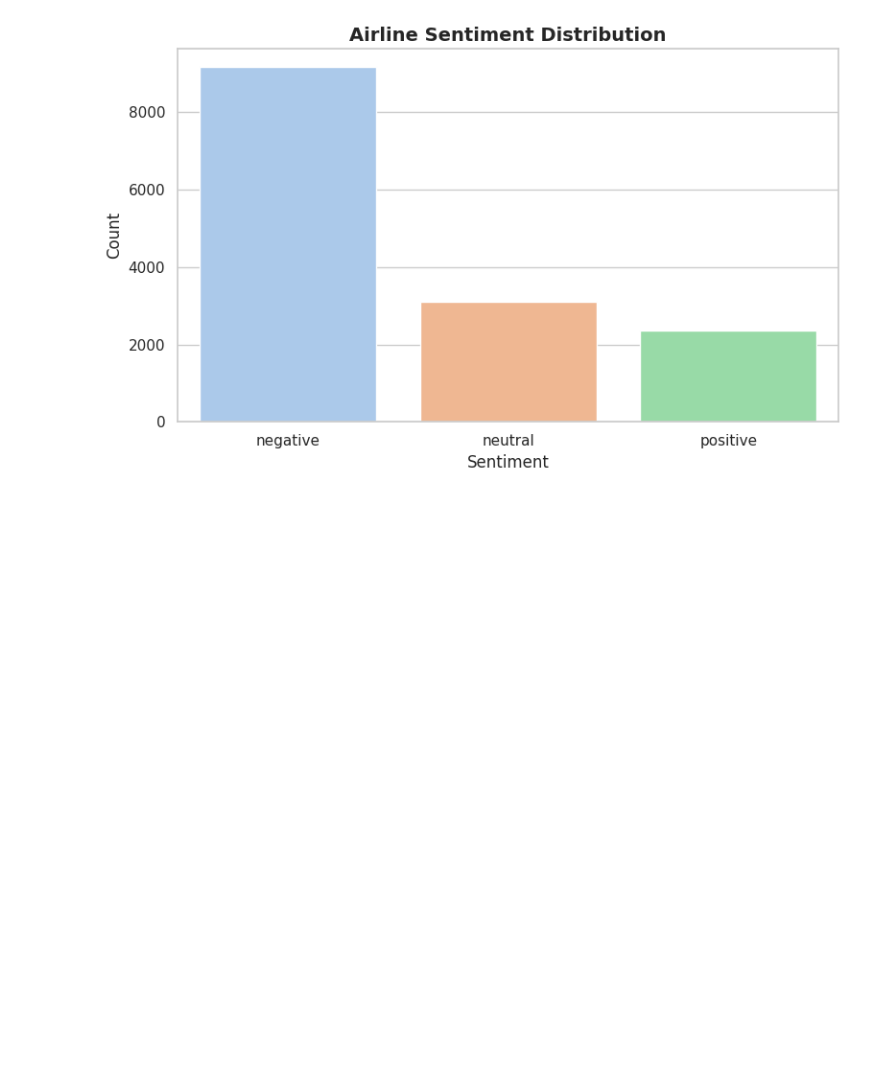
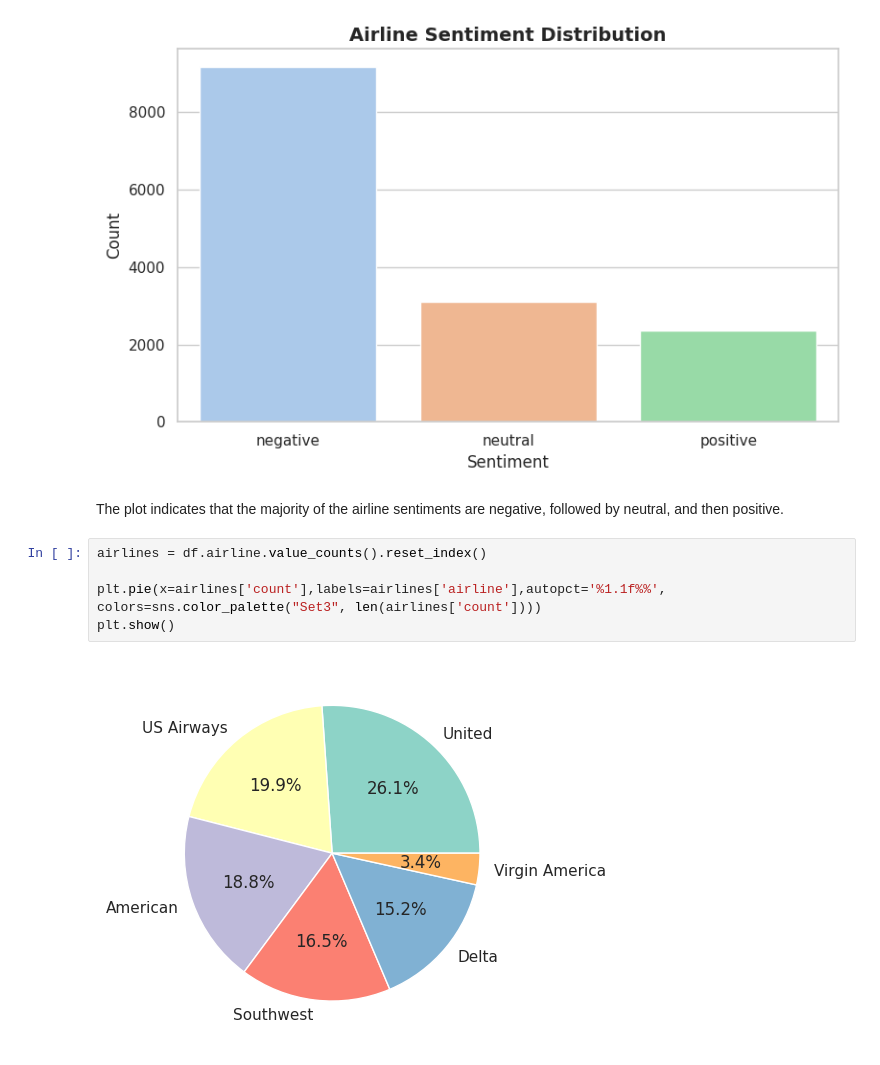
Before and after one commit to shameem11/machine-learning-project-2-, a Jupyter notebook: Airline_Sentiment Analysis.ipynb, the cells around one changed output. Cells and saved outputs as stored; diff of their text form; blank space fills up the shorter version.

Commit message:
Airlines sentiments classification

```diff
--- a/Airline_Sentiment Analysis.ipynb
+++ b/Airline_Sentiment Analysis.ipynb
@@ -101,3 +102,12 @@ Passing `palette` without assigning `hue` is deprecated and will be removed in v
 
   sns.barplot(
 [figure]
+# %% [markdown]
+The plot indicates that the majority of the airline sentiments are negative, followed by neutral, and then positive.
+# %%
+airlines = df.airline.value_counts().reset_index()
+
+plt.pie(x=airlines['count'],labels=airlines['airline'],autopct='%1.1f%%', colors=sns.color_palette("Set3", len(airlines['count'])))
+plt.show()
+# %% [output]
+[figure, added]
```
Also changed, not shown: parts of 30 cells of this notebook.
